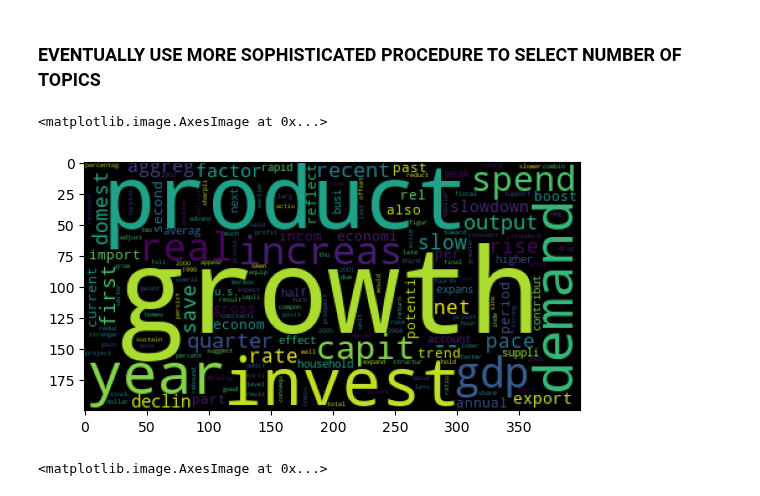
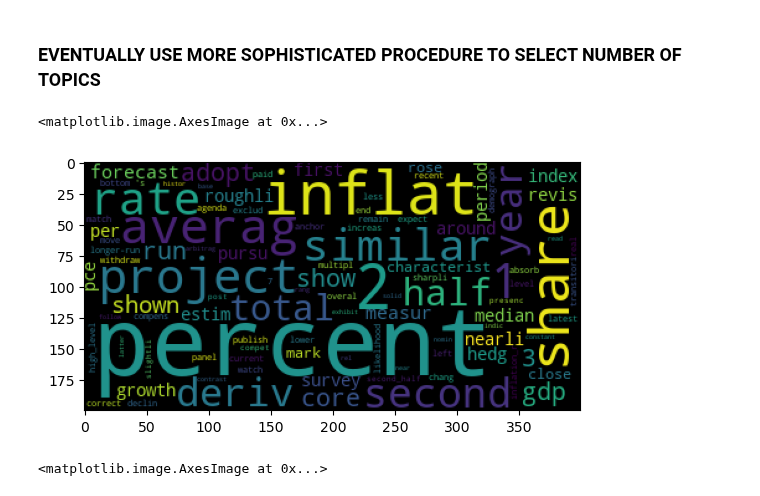
Before and after one commit to bendurham441/fed-nlp, a Jupyter notebook: topic_modelling.ipynb, the cells around one changed output. Saved outputs shown, nothing was run; the diff lists cells and outputs as text; code cells hidden in the pictures.

```diff
--- a/topic_modelling.ipynb
+++ b/topic_modelling.ipynb
@@ -14,14 +14,16 @@ import matplotlib.pyplot as plt
 # %%
 stemmer = PorterStemmer()
 # %%
-tdf = pd.read_csv('transcripts/transcripts.csv', index_col=0)
-sdf = pd.read_csv('transcripts/speeches.csv', index_col=0)
+# tdf = pd.read_csv('transcripts/transcripts.csv', index_col=0)
+# sdf = pd.read_csv('transcripts/speeches.csv', index_col=0)
 # tdf = pd.read_csv('transcripts/transcripts_sents.csv', index_col=0)
 # sdf = pd.read_csv('transcripts/speech_sents.csv', index_col=0)
+tdf = pd.read_csv('transcripts_enhanced.csv')
+sdf = pd.read_csv('speeches_enhanced.csv')
 # %%
-sdf['tokens'] = sdf['text'].apply(lambda x: utils.process(x, stemmer=stemmer))
+sdf['tokens'] = sdf['text_enhanced'].apply(lambda x: utils.process(x, stemmer=stemmer))
 # %%
-tdf['tokens'] = tdf['content'].apply(lambda x : utils.process(x, stemmer=stemmer))
+tdf['tokens'] = tdf['text_enhanced'].apply(lambda x : utils.process(x, stemmer=stemmer))
 # %%
 texts = tdf['tokens'].tolist() + sdf['tokens'].tolist()
 # %%
@@ -42,14 +46,14 @@ def coherence_compare(corpus, start, stop, step):
         print(cm.get_coherence())
 coherence_compare(corpus, 2, 4, 3)
 # %%
-ldamodel = LdaModel(corpus, num_topics=40, id2word=dictionary, passes=10)
+ldamodel = LdaModel(corpus, num_topics=30, id2word=dictionary, passes=1)
 # %%
 ldamodel.save('lda-40topics-111523')
 # %%
-plt.imshow(WordCloud().fit_words(dict(ldamodel.show_topic(3, 200))))
+plt.imshow(WordCloud().fit_words(dict(ldamodel.show_topic(14, 200))))
 # %% [output]
 <matplotlib.image.AxesImage at 0x...>
-[figure, old version]
+[figure, new version]
 # %%
 plt.imshow(WordCloud().fit_words(dict(ldamodel.show_topic(6, 200))))
 # %% [output]
```
Also changed, not shown: parts of 10 cells of this notebook.
